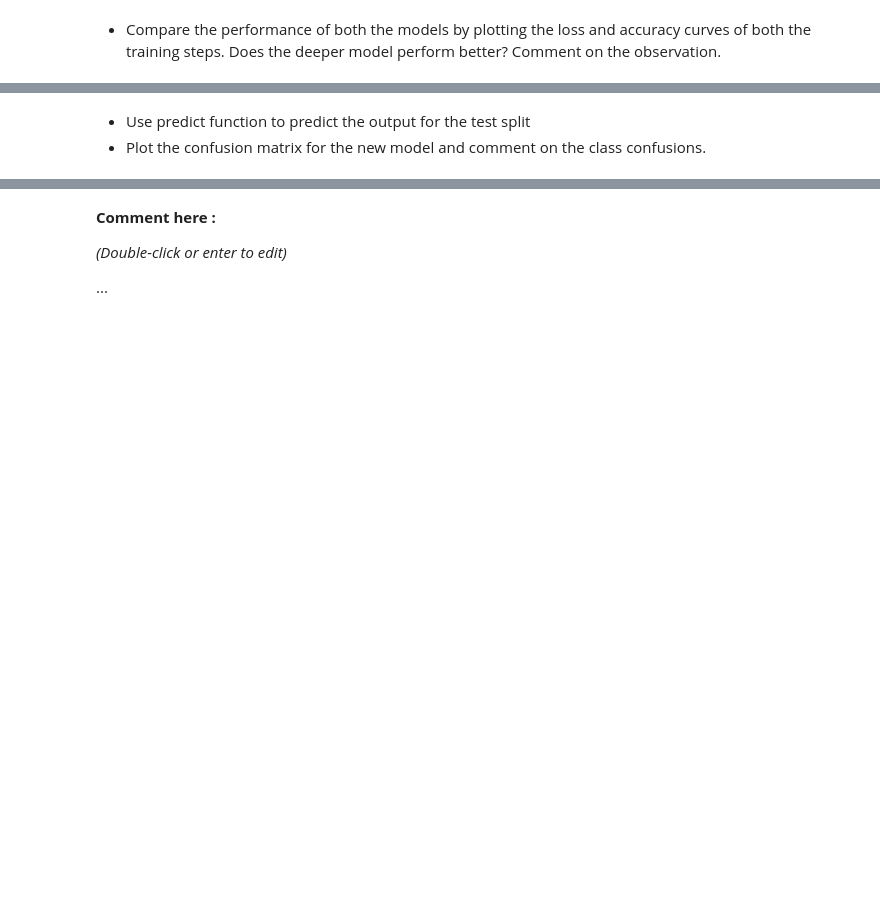
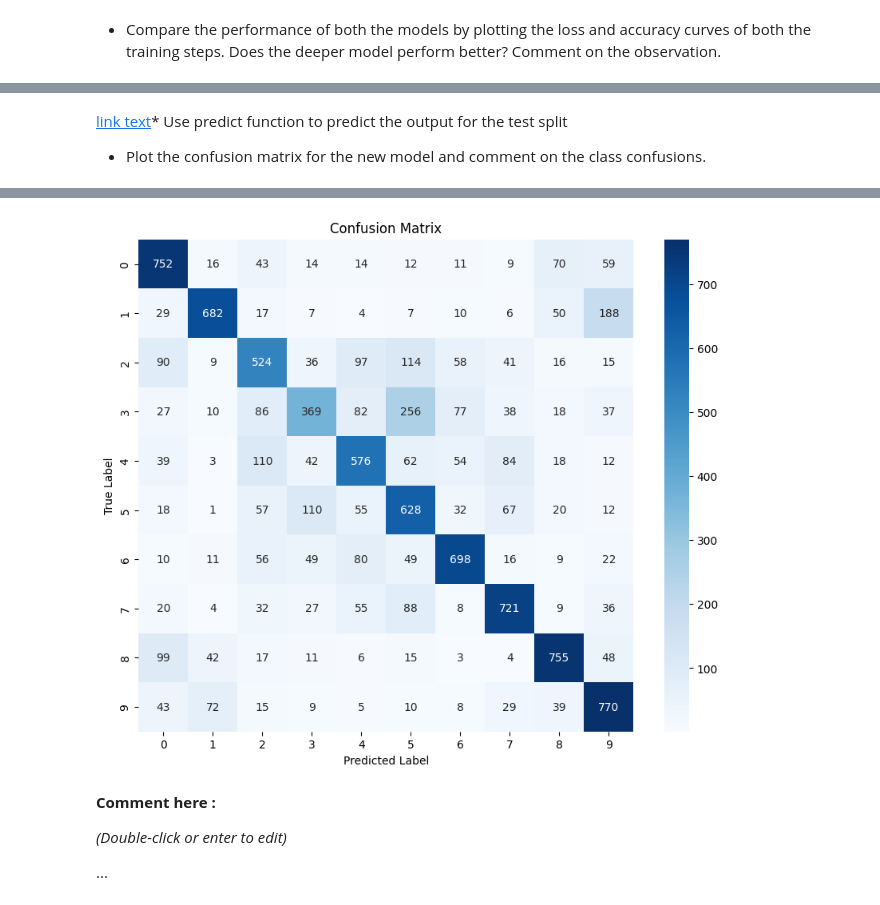
Before and after one commit to KJanzon/lab-image-classification-using-convolutional-neural-networks, a Jupyter notebook: main.ipynb, the cells around one changed output, grey strips where cells are left out. Drawn from its saved outputs; the diff is of its cells as text; code cells hidden in the pictures; blank space fills up the shorter version.

```diff
--- a/main.ipynb
+++ b/main.ipynb
@@ -197,3 +192,19 @@ clear_session()
+# %%
+from keras.models import Sequential
+from keras.layers import Conv2D, MaxPooling2D, Flatten, Dense
+from keras.optimizers import SGD
+
+vgg_model = Sequential()
+
+# Stack two convolutional layers with 32 filters each (3x3), ReLU activation, same padding
+vgg_model.add(Conv2D(32, (3, 3), activation='relu', padding='same', kernel_initializer='he_uniform', input_shape=(32, 32, 3)))
+vgg_model.add(Conv2D(32, (3, 3), activation='relu', padding='same', kernel_initializer='he_uniform'))
+vgg_model.add(MaxPooling2D((2, 2)))
+vgg_model.add(Flatten())
+# Fully connected dense layer with 128 units
+vgg_model.add(Dense(128, activation='relu', kernel_initializer='he_uniform'))
+# Output classification layer with 10 classes (softmax activation)
+vgg_model.add(Dense(10, activation='softmax'))
 # %% [markdown]
 *   Compile the model using categorical_crossentropy loss, SGD optimizer and use 'accuracy' as the metric.
 *   Use the above defined model to train CIFAR-10 and train the model for 50 epochs with a batch size of 512.
@@ -201,0 +211,7 @@ clear_session()
+# %%
+vgg_model.compile(optimizer='sgd', loss='categorical_crossentropy', metrics=['accuracy'])
+
+history = vgg_history = vgg_model.fit(x_train, y_train, epochs=50, batch_size=512, validation_data=(x_test, y_test))
+
+# Print model summary
+vgg_model.summary()
@@ -212,3 +280,3 @@ clear_session()
 # %% [markdown]
-*   Use predict function to predict the output for the test split
+[link text](https://)*   Use predict function to predict the output for the test split
 *   Plot the confusion matrix for the new model and comment on the class confusions.
@@ -216,0 +283,20 @@ clear_session()
+# %%
+from sklearn.metrics import confusion_matrix
+import seaborn as sns
+
+# Predict on test set
+y_pred = vgg_model.predict(x_test)
+y_pred_classes = np.argmax(y_pred, axis=1)
+y_true_classes = np.argmax(y_test, axis=1)
+
+# Compute confusion matrix
+conf_matrix = confusion_matrix(y_true_classes, y_pred_classes)
+
+# Plot confusion matrix
+plt.figure(figsize=(10, 8))
+sns.heatmap(conf_matrix, annot=True, fmt='d', cmap='Blues', xticklabels=range(10), yticklabels=range(10))
+plt.xlabel('Predicted Label')
+plt.ylabel('True Label')
+plt.title('Confusion Matrix')
+plt.show()
+# %% [output]
@@ -217,3 +304,4 @@ clear_session()
+[figure, added]
 # %% [markdown]
 **Comment here :**
 
```
Also changed, not shown: parts of 22 cells of this notebook.
